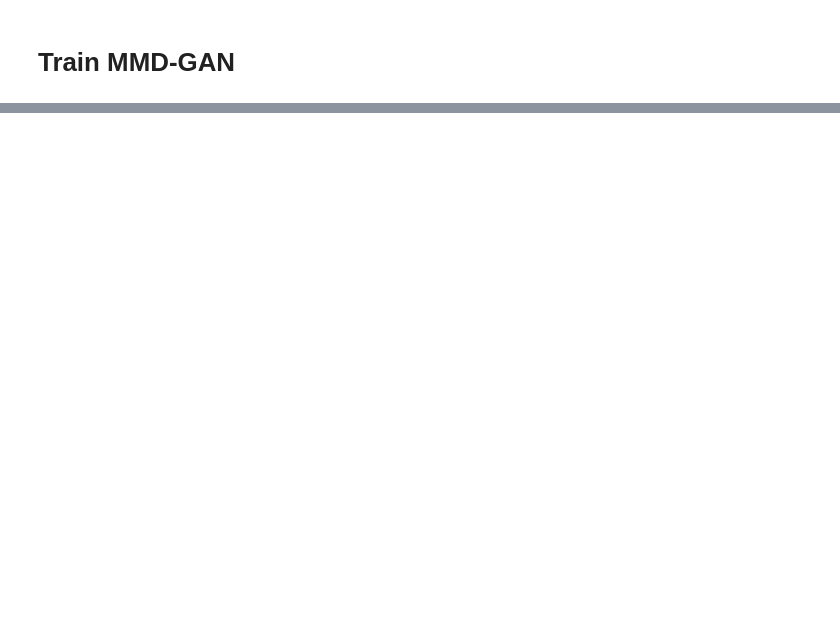
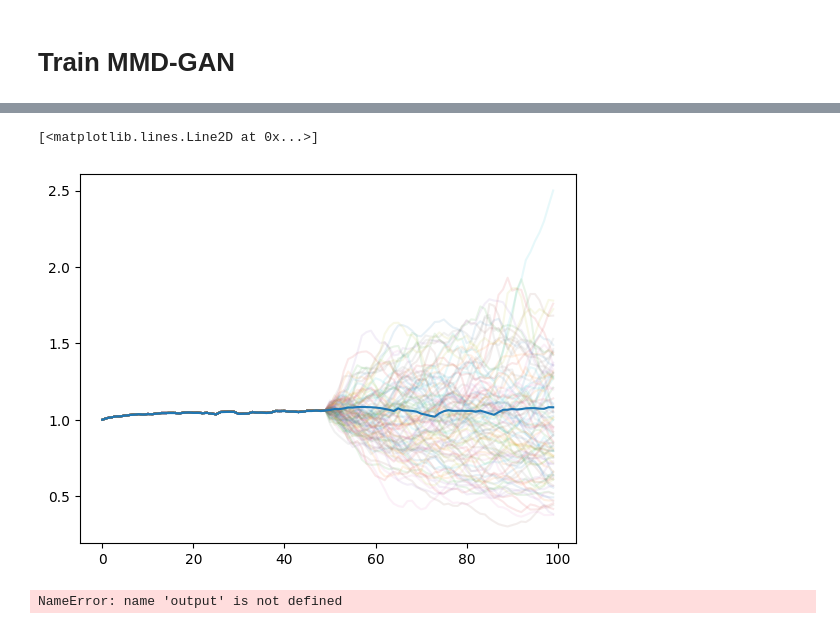
Before and after one commit to justinhou95/Generative-Model-Signature-MMD, a Jupyter notebook: train_model_pdv_conditional.ipynb, the cells around one changed output, grey strips where cells are left out. Cells and saved outputs as stored; diff of their text form; code cells hidden in the pictures; blank space fills up the shorter version.

```diff
--- a/train_model_pdv_conditional.ipynb
+++ b/train_model_pdv_conditional.ipynb
@@ -150,0 +149,12 @@ KeyboardInterrupt:
+# %%
+
+n_noise = 100
+
+hist_x_single = torch.tensor(prices[:,:hist_len,:], dtype=torch.float32)
+hist_x = torch.tile(hist_x_single, [n_noise,1,1])
+
+t_single = path[:1,:,:1]
+t = torch.tile(t_single, [n_noise,1,1])
+
+self = dataloader.dataset
+n_batches = 1
@@ -150,0 +187,13 @@ KeyboardInterrupt:
+# %%
+plt.plot(output_whist[:,:100].exp().T, alpha = 0.1);
+plt.plot(prices[0,:100,0])
+# %% [output]
+[<matplotlib.lines.Line2D at 0x...>]
+[figure, added]
+# %%
+fake_paths = output[:,:,1].exp()
+
+plt.plot(fake_paths[:1000].T);
+torch.save(fake_paths,base_path + 'fake_path.pth')
+# %% [output]
+NameError: name 'output' is not defined
```
Also changed, not shown: parts of 10 cells of this notebook, 7 other files.
